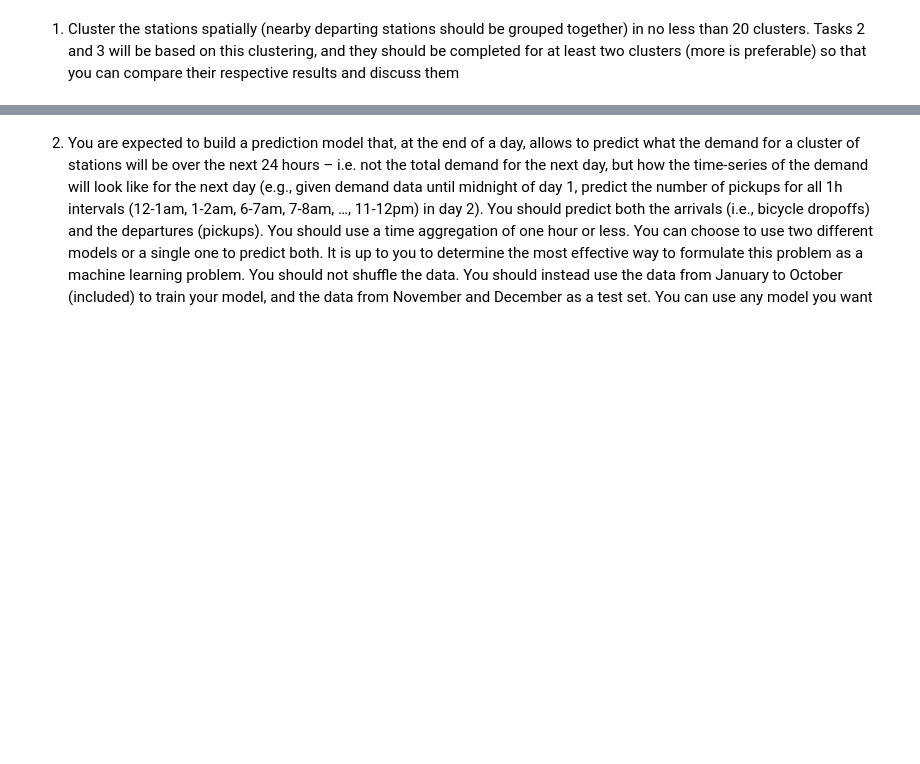
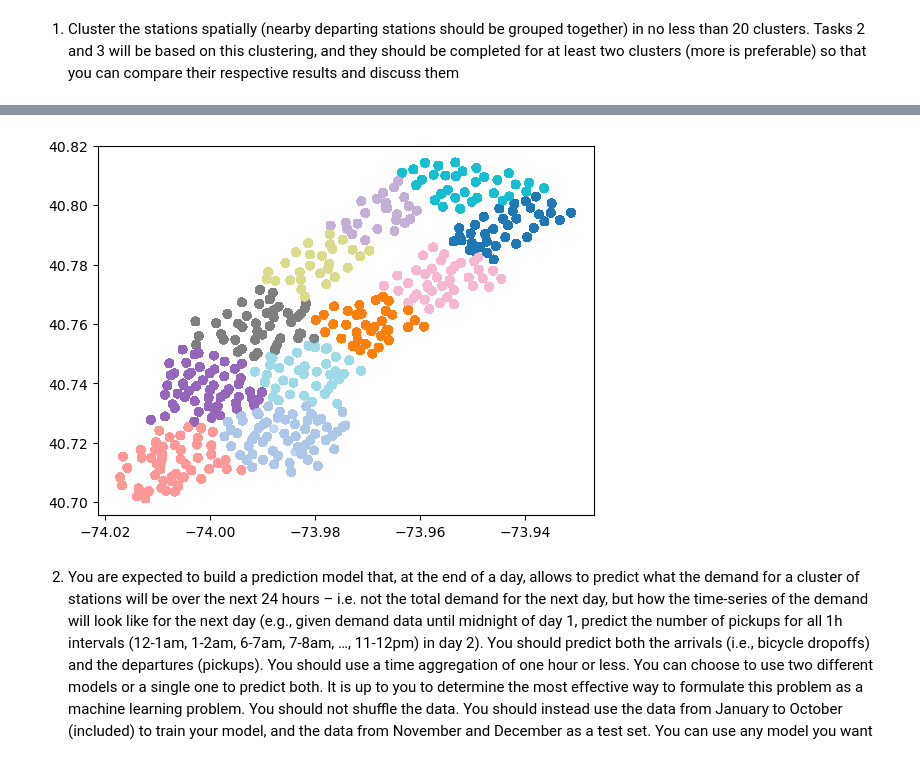
Before and after one commit to bodvarsdottirkristin/ba-group-37, a Jupyter notebook: notebooks/prediction_challenge.ipynb, the cells around one changed output, grey strips where cells are left out. Saved outputs shown, nothing was run; the diff lists cells and outputs as text; code cells hidden in the pictures; blank space fills up the shorter version.

```diff
--- a/notebooks/prediction_challenge.ipynb
+++ b/notebooks/prediction_challenge.ipynb
@@ -74,3 +176,30 @@ compare their respective results and discuss them
+# %%
+# We want to only look at the clusters that make up the island of Manhattan
+# We remove the other clusters from both f_cluster and f
+
+
+
+clusters_to_remove = [0, 4, 5, 6, 7, 11, 12, 13, 16, 17, 20]
+
+stations_to_remove = f_cluster.loc[
+    f_cluster['cluster'].isin(clusters_to_remove),
+    'start_station_id'
+]
+
+f = f[~f['start_station_id'].isin(stations_to_remove)]
+
+# Add cluster column to original data frame
+f = f.merge(
+    f_cluster[['start_station_id', 'cluster']],
+    on='start_station_id',
+    how='left'
+)
+# %%
+# Test to see if the correct clusters were removed
+plt.scatter(f['start_station_longitude'], f['start_station_latitude'], c=f['cluster'], cmap='tab20', s=30, alpha=0.7)
+plt.show()
+# %% [output]
+[figure, added]
 # %% [markdown]
 2) You are expected to build a prediction model that, at the end of a day, allows to
 predict what the demand for a cluster of stations will be over the next 24 hours – i.e.
```
Also changed, not shown: parts of 8 cells of this notebook.
